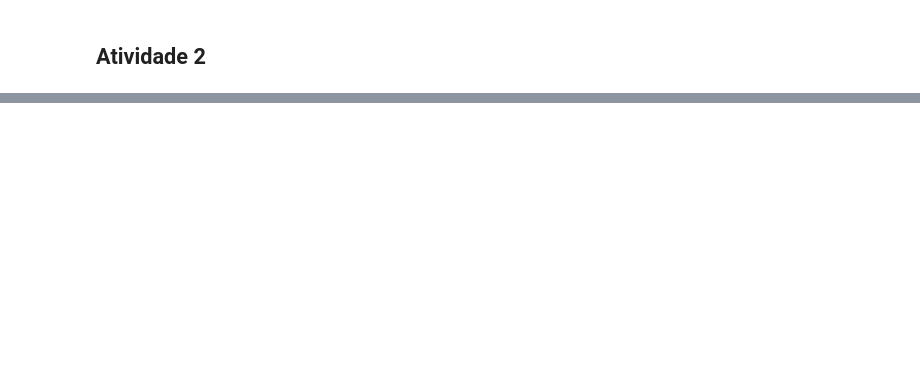
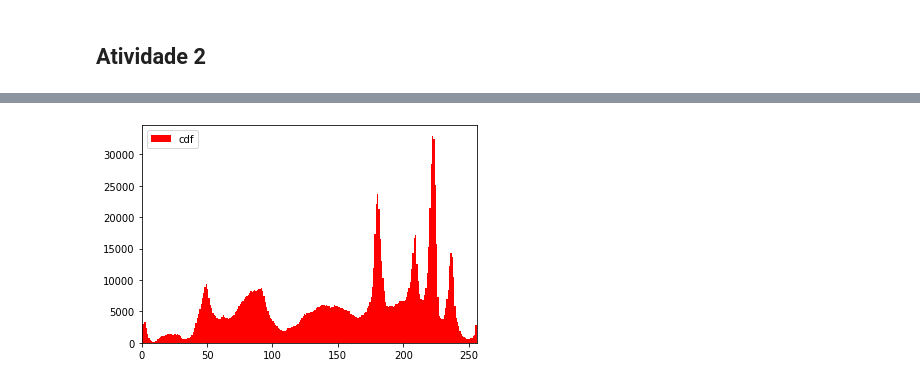
Before and after one commit to Insper/robot202, a Jupyter notebook: aula01/Atividade1_Visao.ipynb, the cells around one changed output, grey strips where cells are left out. Saved outputs shown, nothing was run; the diff lists cells and outputs as text; code cells hidden in the pictures; blank space fills up the shorter version.

```diff
--- a/aula01/Atividade1_Visao.ipynb
+++ b/aula01/Atividade1_Visao.ipynb
@@ -122,0 +91,9 @@ plot_hists(cena, plt)
+# %%
+hist,bins = np.histogram(img_rgb.flatten(),256,[0,256])
+
+plt.hist(img_rgb.flatten(),256,[0,256], color = 'r')
+plt.xlim([0,256])
+plt.legend(('cdf','histogram'), loc = 'upper left')
+plt.show()
+# %% [output]
+[figure, added]
```
Also changed, not shown: parts of 18 cells of this notebook.
